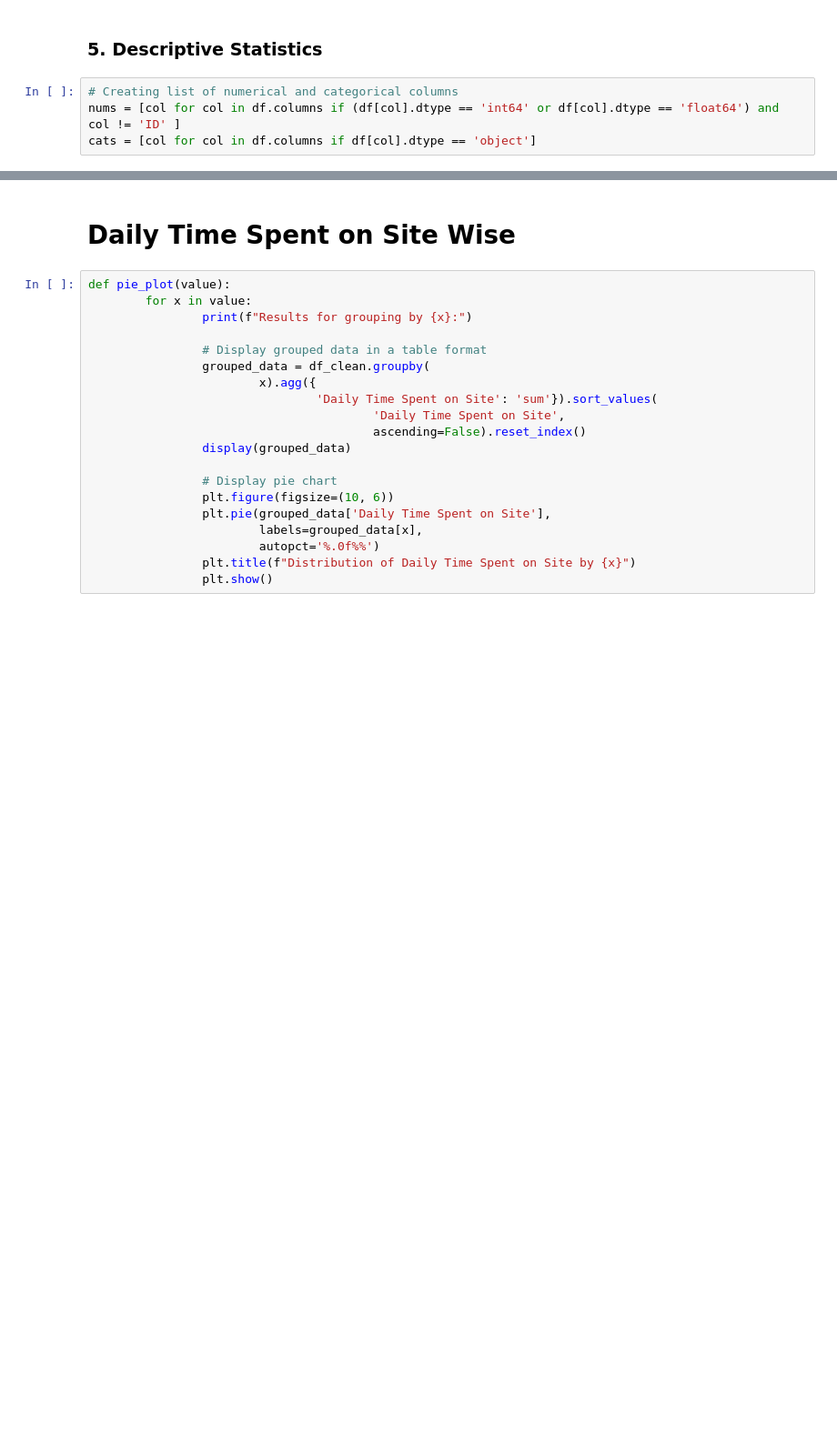
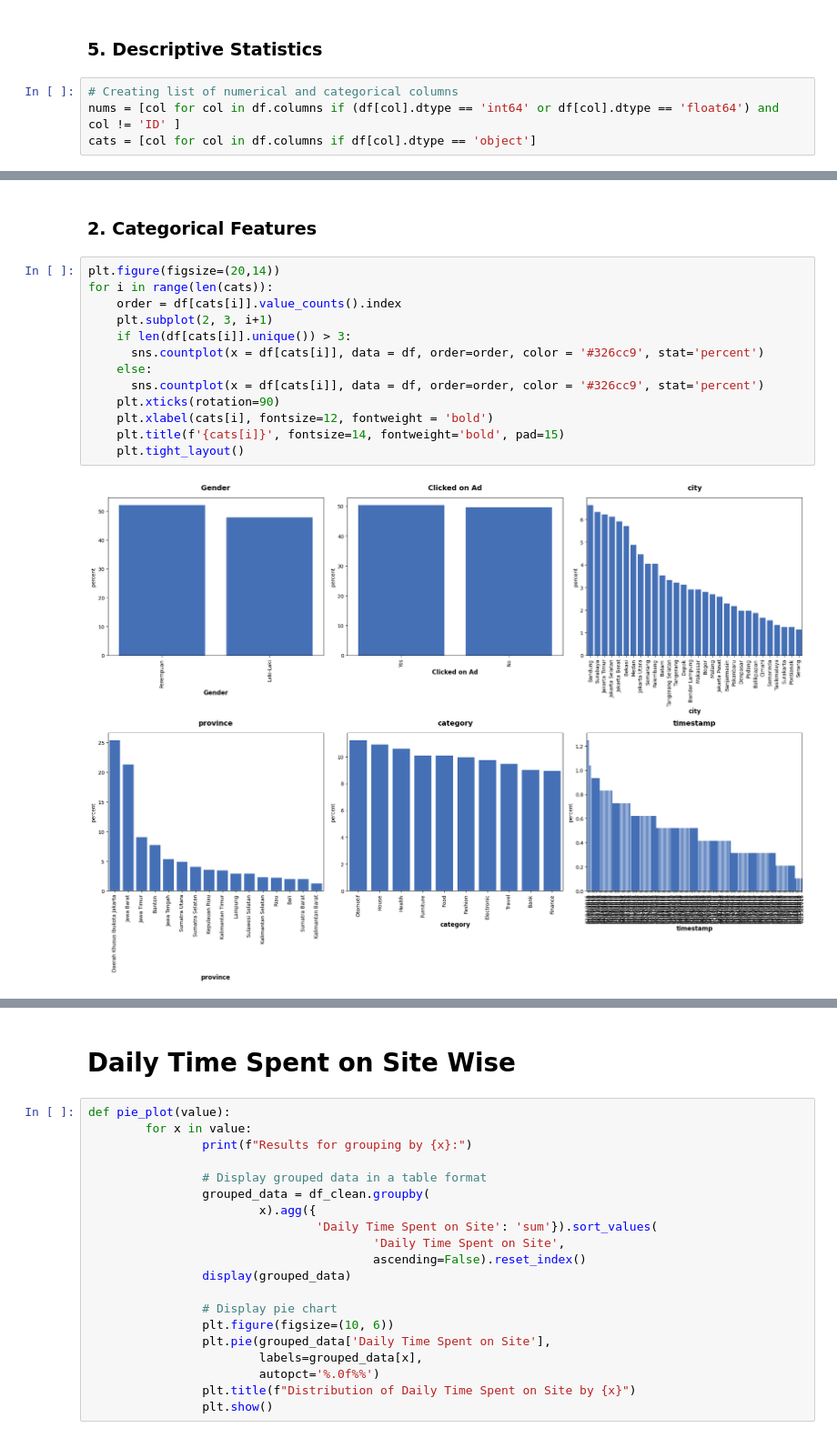
Before and after one commit to Beyoojn/predictclickads, a Jupyter notebook: advertisement.ipynb, the cells around one changed output, grey strips where cells are left out. Shown at 91% size. Saved outputs shown, nothing was run; the diff lists cells and outputs as text; blank space fills up the shorter version.

```diff
--- a/advertisement.ipynb
+++ b/advertisement.ipynb
@@ -122,0 +201,17 @@ df_clean.sample(5)
+# %% [markdown]
+### 2. Categorical Features
+# %%
+plt.figure(figsize=(20,14))
+for i in range(len(cats)):
+    order = df[cats[i]].value_counts().index
+    plt.subplot(2, 3, i+1)
+    if len(df[cats[i]].unique()) > 3:
+      sns.countplot(x = df[cats[i]], data = df, order=order, color = '#326cc9', stat='percent')
+    else:
+      sns.countplot(x = df[cats[i]], data = df, order=order, color = '#326cc9', stat='percent')
+    plt.xticks(rotation=90)
+    plt.xlabel(cats[i], fontsize=12, fontweight = 'bold')
+    plt.title(f'{cats[i]}', fontsize=14, fontweight='bold', pad=15)
+    plt.tight_layout()
+# %% [output]
+[figure, added]
```
Also changed, not shown: parts of 44 cells of this notebook.
